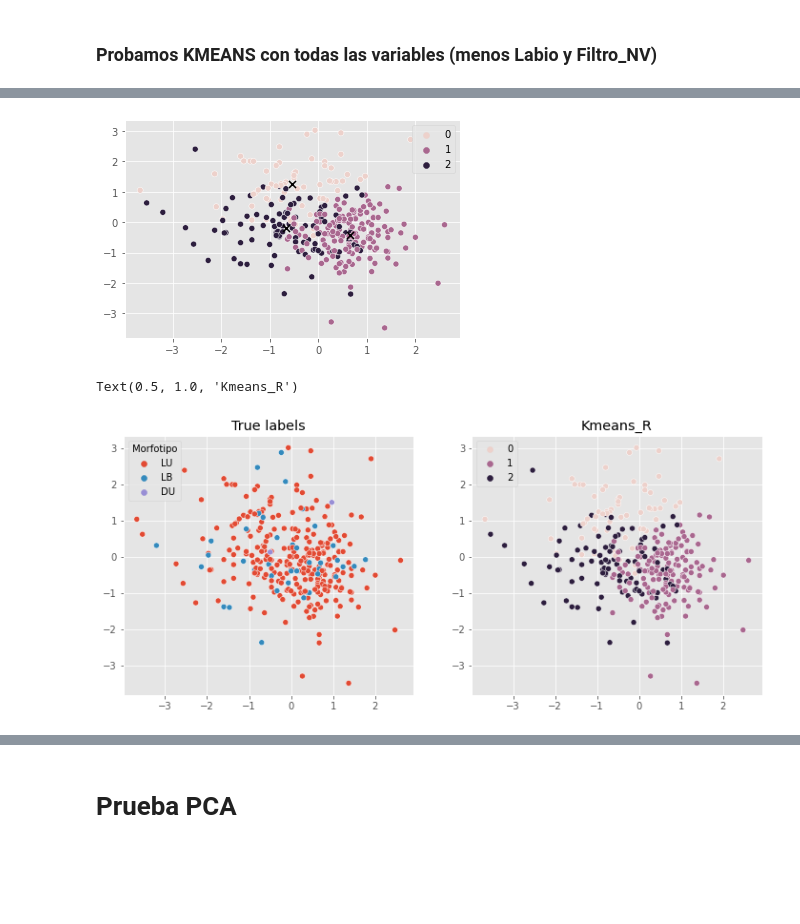
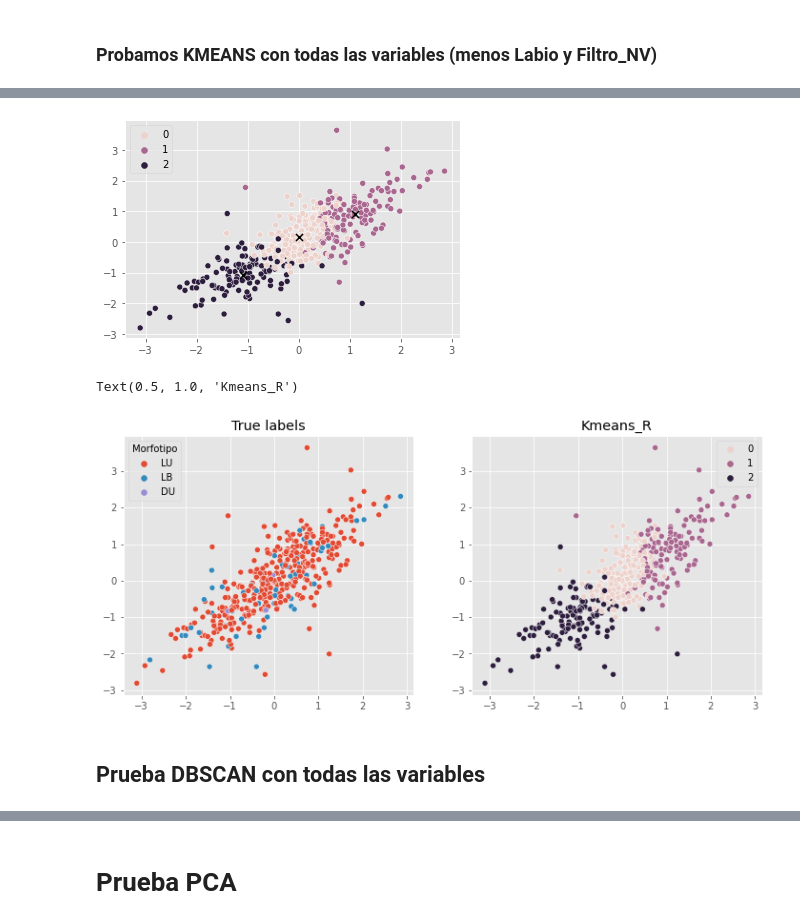
Before and after one commit to szl30n/ProyectosDHDS, a Jupyter notebook: TP4/notebooks/Borrador Mae.ipynb, the cells around one changed output, grey strips where cells are left out. Drawn from its saved outputs; the diff is of its cells as text; code cells hidden in the pictures; blank space fills up the shorter version.

```diff
--- a/TP4/notebooks/Borrador Mae.ipynb
+++ b/TP4/notebooks/Borrador Mae.ipynb
@@ -10,4 +10,4 @@ import matplotlib.pyplot as plt
 matplotlib.style.use('ggplot')
 %matplotlib inline
 # %%
-data = pd.read_csv("../Merge_20220730.csv", low_memory=False)
+data = pd.read_csv("merge_20220812.csv", low_memory=False)
@@ -261,2 +375,9 @@ Text(0.5, 1.0, 'Kmeans')
 # %% [markdown]
 ### Probamos KMEANS con todas las variables (menos Labio y Filtro_NV)
+# %%
+x_R = data[['AE','LE','AT','LT','AA','LA','NV','Ratio_AE_LE','Ratio_AA_LA','Ratio_AT_LT']]
+#x_R = data[['NV','Ratio_AE_LE','Ratio_AA_LA','Ratio_AT_LT']]
+y_true = data["Morfotipo"]
+
+scaler = StandardScaler()
+x_R_scaled=scaler.fit_transform(x_R);
@@ -263,25 +400,17 @@ Text(0.5, 1.0, 'Kmeans')
 # %%
-#x_R = data[['AE','LE','AT','LT','AA','LA','NV','Ratio_LE_AE','Ratio_LT_AT','Ratio_LA_AA','Ratio_LE_LT','Ratio_AE_AT',\
-#            'Ratio_LA_LT','Ratio_AA_AT','Ratio_LE_LA','Ratio_AE_AA']]
-x_R = data[['NV','Ratio_AE_LE','Ratio_AA_LA','Ratio_AT_LT']]
-y_true = data["Morfotipo"]
-
-scaler = StandardScaler()
-x_R_scaled=scaler.fit_transform(x_R);
-
 kmeans=KMeans(n_clusters=3,n_init=10,random_state=0) # Numero de repeticiones=10
 
 kmeans.fit(x_R_scaled)
 
 labels_R = kmeans.labels_ # Etiquetas que indican a qué cluster pertenecen los datos
 centroids_R = kmeans.cluster_centers_ # Coordenadas de los centroides
 
 sns.scatterplot(x=x_R_scaled[:,0],y=x_R_scaled[:,1],hue=labels_R,legend='full');
 
 #plt.xlabel('Income',fontsize=15);plt.ylabel('Spending Score',fontsize=15);
 plt.scatter(centroids_R[:,0],centroids_R[:,1],marker='x',s=50,color='k');
 # %% [output]
-[figure, old version]
+[figure, new version]
 # %%
 f,ax=plt.subplots(1,2,figsize=(12,5))
 sns.scatterplot(x = x_R_scaled[:,0], y = x_R_scaled[:,1],hue=y_true,ax=ax[0])
@@ -290,4 +419,6 @@ sns.scatterplot(x = x_R_scaled[:,0], y = x_R_scaled[:,1],hue=labels_R,ax=ax[1])
 ax[1].set_title('Kmeans_R')
 # %% [output]
 Text(0.5, 1.0, 'Kmeans_R')
-[figure, old version]
+[figure, new version]
+# %% [markdown]
+## Prueba DBSCAN con todas las variables
```
Also changed, not shown: parts of 56 cells of this notebook.
